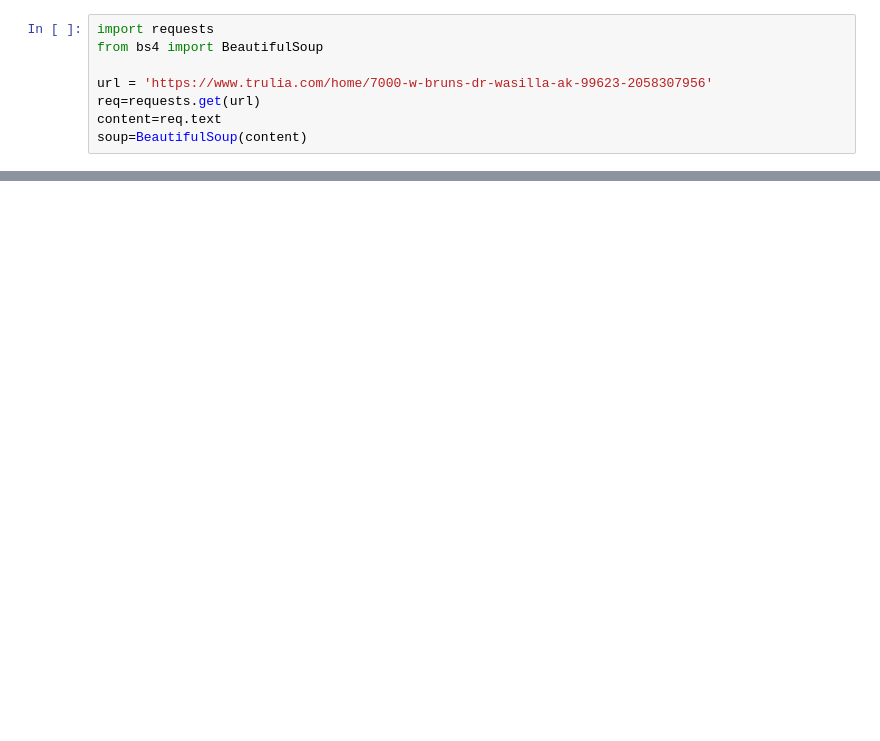
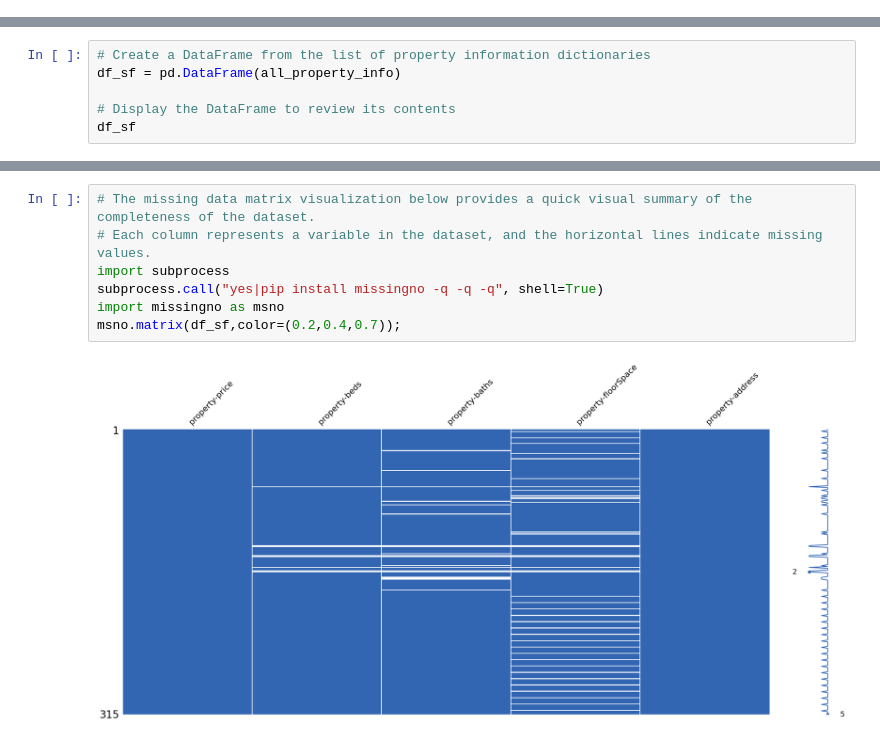
Before and after one commit to pingfanc/US_Real_Estates_Market, a Jupyter notebook: web_scrapping.ipynb, the cells around one changed output, grey strips where cells are left out. Drawn from its saved outputs; the diff is of its cells as text; blank space fills up the shorter version.

```diff
--- a/web_scrapping.ipynb
+++ b/web_scrapping.ipynb
@@ -18,8 +0,0 @@ Each sitemap URL ends with ".xml.gz," indicating that the sitemap files are XML
-# %%
-import requests
-from bs4 import BeautifulSoup
-
-url = 'https://www.trulia.com/home/7000-w-bruns-dr-wasilla-ak-99623-2058307956'
-req=requests.get(url)
-content=req.text
-soup=BeautifulSoup(content)
@@ -67,0 +125,6 @@ for person in collection.find({"age": {"$gt": 30}}):  # age greater than 30
+# %%
+# Create a DataFrame from the list of property information dictionaries
+df_sf = pd.DataFrame(all_property_info)
+
+# Display the DataFrame to review its contents
+df_sf
@@ -67,0 +145,9 @@ for person in collection.find({"age": {"$gt": 30}}):  # age greater than 30
+# %%
+# The missing data matrix visualization below provides a quick visual summary of the completeness of the dataset.
+# Each column represents a variable in the dataset, and the horizontal lines indicate missing values.
+import subprocess
+subprocess.call("yes|pip install missingno -q -q -q", shell=True)
+import missingno as msno
+msno.matrix(df_sf,color=(0.2,0.4,0.7));
+# %% [output]
+[figure, added]
```
Also changed, not shown: parts of 41 cells of this notebook.
